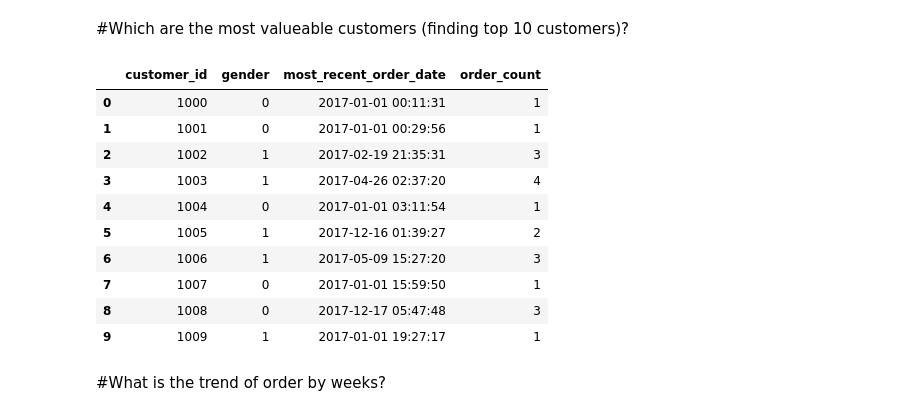
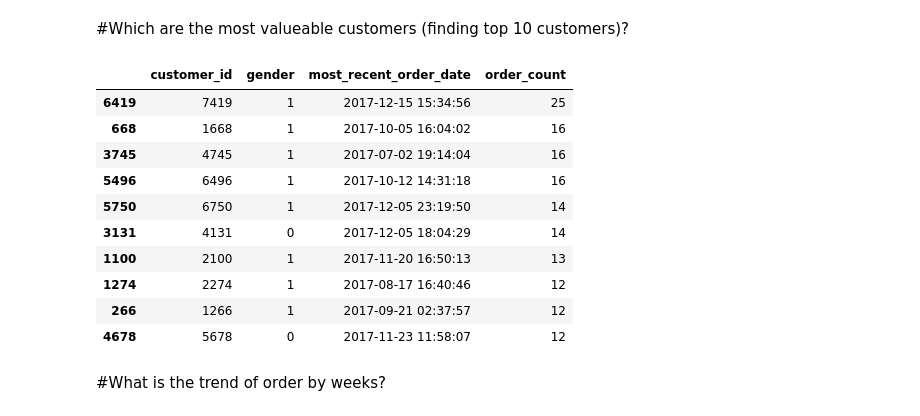
Before and after one commit to laukikupadhye/StatisticalAnalysis, a Jupyter notebook: analysis.ipynb, the cells around one changed output. Cells and saved outputs as stored; diff of their text form; code cells hidden in the pictures.

```diff
--- a/analysis.ipynb
+++ b/analysis.ipynb
@@ -27,19 +27,19 @@ data['date']=pd.to_datetime(data['date'])
 # %%
 #data.info()
 dataA=data.groupby(['customer_id','gender'],as_index=False).agg(most_recent_order_date=('date','max'),order_count=('date','count')).copy()
-dataA.sort_values('customer_id').head(10)
+dataA.sort_values('order_count',ascending=False).head(10)
 # %% [output]
 |  | customer_id | gender | most_recent_order_date | order_count |
-| 0 | 1000 | 0 | 2017-01-01 00:11:31 | 1 |
-| 1 | 1001 | 0 | 2017-01-01 00:29:56 | 1 |
-| 2 | 1002 | 1 | 2017-02-19 21:35:31 | 3 |
-| 3 | 1003 | 1 | 2017-04-26 02:37:20 | 4 |
-| 4 | 1004 | 0 | 2017-01-01 03:11:54 | 1 |
-| 5 | 1005 | 1 | 2017-12-16 01:39:27 | 2 |
-| 6 | 1006 | 1 | 2017-05-09 15:27:20 | 3 |
-| 7 | 1007 | 0 | 2017-01-01 15:59:50 | 1 |
-| 8 | 1008 | 0 | 2017-12-17 05:47:48 | 3 |
-| 9 | 1009 | 1 | 2017-01-01 19:27:17 | 1 |
+| 6419 | 7419 | 1 | 2017-12-15 15:34:56 | 25 |
+| 668 | 1668 | 1 | 2017-10-05 16:04:02 | 16 |
+| 3745 | 4745 | 1 | 2017-07-02 19:14:04 | 16 |
+| 5496 | 6496 | 1 | 2017-10-12 14:31:18 | 16 |
+| 5750 | 6750 | 1 | 2017-12-05 23:19:50 | 14 |
+| 3131 | 4131 | 0 | 2017-12-05 18:04:29 | 14 |
+| 1100 | 2100 | 1 | 2017-11-20 16:50:13 | 13 |
+| 1274 | 2274 | 1 | 2017-08-17 16:40:46 | 12 |
+| 266 | 1266 | 1 | 2017-09-21 02:37:57 | 12 |
+| 4678 | 5678 | 0 | 2017-11-23 11:58:07 | 12 |
 # %% [markdown]
 #What is the trend of order by weeks?
 # %%
```
